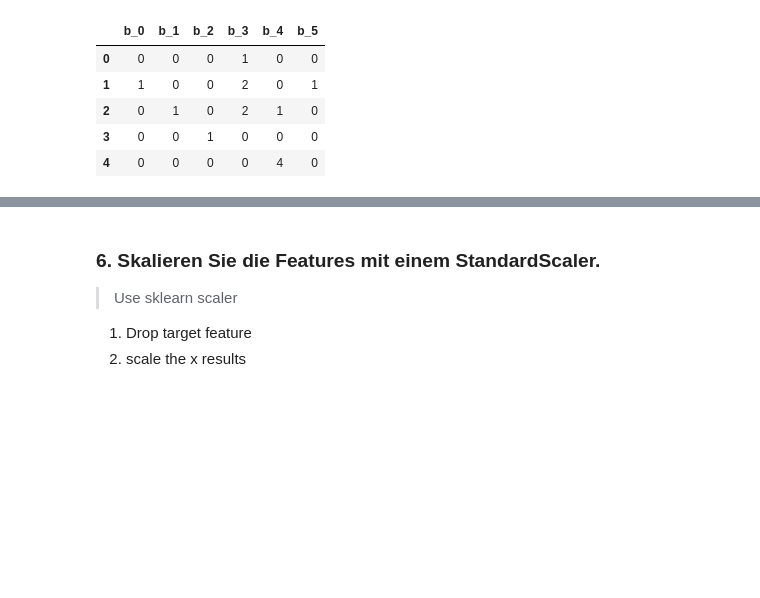
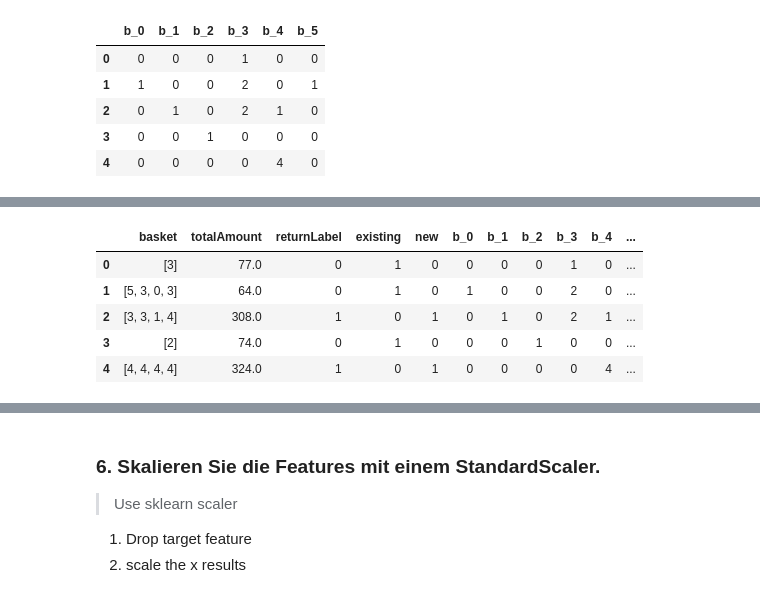
Before and after one commit to daniel-vera-g/ml-project, a Jupyter notebook: ml-project.ipynb, the cells around one changed output, grey strips where cells are left out. Drawn from its saved outputs; the diff is of its cells as text; code cells hidden in the pictures; blank space fills up the shorter version.

```diff
--- a/ml-project.ipynb
+++ b/ml-project.ipynb
@@ -90,5 +141,5 @@ Categorical attributes found:
 
 > Use pandas build in function
 # %%
-one_hot_customerType = pd.get_dummies(train_clean['customerType'])
+one_hot_customerType = pd.get_dummies(train_cleaned['customerType'])
 # %%
@@ -112,10 +162,10 @@ one_hot_customerType.head()
 Get the max/min values in the basket feature lists
 <hr>
 # %%
-from helpers import getIntListFromStringList
-
-min_basket_value = min([min(getIntListFromStringList(list)) for list in train_clean['basket']])
-max_basket_value = max([max(getIntListFromStringList(list)) for list in train_clean['basket']])
+# For each basket, get the min/max
+# Web get them as strings, therefore we use our helper function to convert them to int lists
+min_basket_value = min([min(getIntListFromStringList(list)) for list in train_cleaned['basket']])
+max_basket_value = max([max(getIntListFromStringList(list)) for list in train_cleaned['basket']])
 
 print(f'The minimal value basket element is {min_basket_value} and the max basket value is {max_basket_value}')
 # %% [output]
@@ -125,12 +175,11 @@ The minimal value basket element is 0 and the max basket value is 5
 Create new features based on the elements in the basket:
 <hr>
 # %%
-# 1. Create new basket labels
-
-# List with basket elements
 # NOTE: We assume, that we have all these values in the basket label array
 #       We did NOT test this! Maybe test this to have more security...
 # TODO check whether all values are actually in the list
+
+# List with basket elements
 basketElements = list(range(min_basket_value, max_basket_value+1))
 
 # Data frame with columns: 'b_0 | b_1 | ...' for each of our basket elements
@@ -143,7 +192,7 @@ Actually just:
     2. If present, set the encoding bit
 '''
 for basketElement in basketElements:
-      one_hot_basket[f'b_{basketElement}'] = train_clean['basket'].apply(lambda x: x.count(str(basketElement)))
+      one_hot_basket[f'b_{basketElement}'] = train_cleaned['basket'].apply(lambda x: x.count(str(basketElement)))
 
 one_hot_basket.head()
 # %% [output]
@@ -178,0 +212,9 @@ train_all.head()
+# %%
+train_encoded = pd.concat([train_cleaned, one_hot_customerType, one_hot_basket], axis=1)
+
+# We'll keep basket, as it'll probably be helpful for the feature engineering,
+# We'll only convert it to an int list(from string) for better handling
+train_encoded['basket'] = [getIntListFromStringList(basket) for basket in train_cleaned.basket]
+
+# Clean up: Drop customerType as it is no longer needed
+train_encoded = train_encoded.drop(columns=['customerType'])
@@ -179 +229,12 @@ train_all.head()
+# %%
+# TODO better naming to dataframes
+train_encoded = train_encoded.drop(columns=['transactionId'])
+train_encoded.head()
+# %% [output]
+|  | basket | totalAmount | returnLabel | existing | new | b_0 | b_1 | b_2 | b_3 | b_4 | ... |
+| 0 | [3] | 77.0 | 0 | 1 | 0 | 0 | 0 | 0 | 1 | 0 | ... |
+| 1 | [5, 3, 0, 3] | 64.0 | 0 | 1 | 0 | 1 | 0 | 0 | 2 | 0 | ... |
+| 2 | [3, 3, 1, 4] | 308.0 | 1 | 0 | 1 | 0 | 1 | 0 | 2 | 1 | ... |
+| 3 | [2] | 74.0 | 0 | 1 | 0 | 0 | 0 | 1 | 0 | 0 | ... |
+| 4 | [4, 4, 4, 4] | 324.0 | 1 | 0 | 1 | 0 | 0 | 0 | 0 | 4 | ... |
 # %% [markdown]
```
Also changed, not shown: parts of 91 cells of this notebook.
